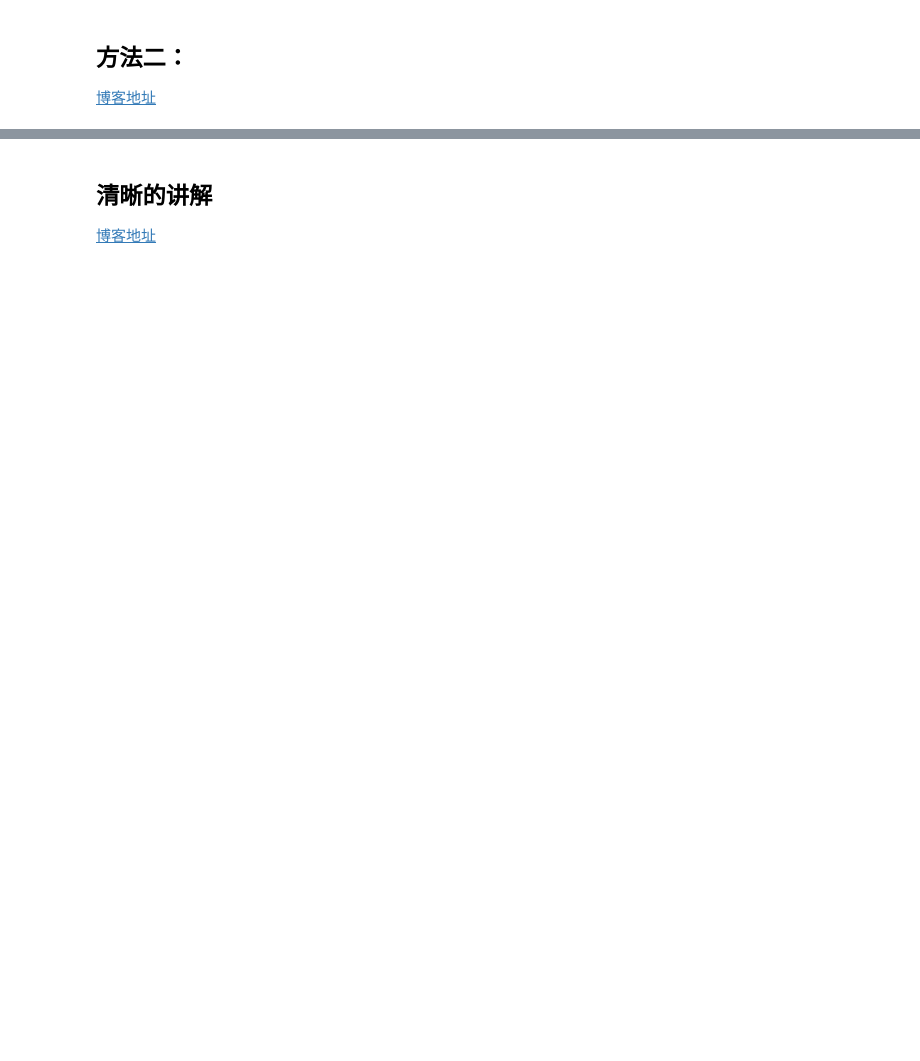
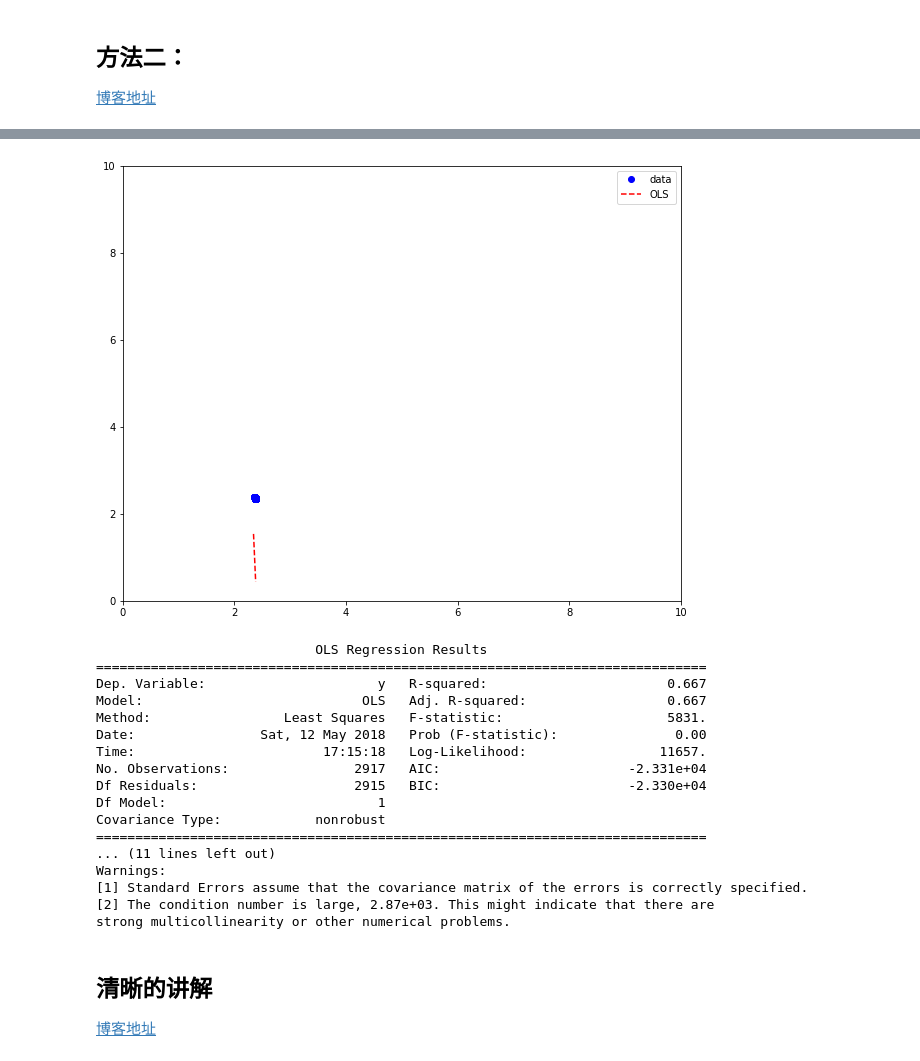
Before and after one commit to Dcwjh/Python, a Jupyter notebook: 曲线.ipynb, the cells around one changed output, grey strips where cells are left out. Cells and saved outputs as stored; diff of their text form; code cells hidden in the pictures; blank space fills up the shorter version.

```diff
--- a/曲线.ipynb
+++ b/曲线.ipynb
@@ -122,0 +145,24 @@ ax.axis((0, 10, 0, 10))
+# %%
+import pandas as pd
+import numpy as np
+import matplotlib.pyplot as plt
+from collections import Counter
+from math import log
+from math import e
+
+
+
+data = pd.read_csv('C:\\Users\\Mr.Wang\\zhihudata\\tongji.csv')
+data = data.fillna(value=0)
+
+data = data.sort_values(["following_count"],ascending=True)
+
+following_count = pd.to_numeric(data.following_count)  # 类型转换
+cfollowing = Counter()   # 使用Counter类进行统计
+# print(following_count)
+for item in following_count:
+    cfollowing[item] += 1
+#print(cfollowing)
+
+df = np.log(df+10)
+df.head()
@@ -123,3 +176,34 @@ ax.axis((0, 10, 0, 10))
+# %%
+x = df['key'].values
+X = sm.add_constant(x)
+y = df['cnts'].values
+fig, ax = plt.subplots(figsize=(10,8))
+ax.plot(x, y, 'bo', label="data")
+ax.plot(x, results.fittedvalues, 'r--', label="OLS")
+ax.legend(loc='best')
+ax.axis((0, 10, 0, 10))
+plt.show()
+results = sm.OLS(y, X).fit()
+print(results.summary())
+# %% [output]
+[figure, added]
+                            OLS Regression Results
+==============================================================================
+Dep. Variable:                      y   R-squared:                       0.667
+Model:                            OLS   Adj. R-squared:                  0.667
+Method:                 Least Squares   F-statistic:                     5831.
+Date:                Sat, 12 May 2018   Prob (F-statistic):               0.00
+Time:                        17:15:18   Log-Likelihood:                 11657.
+No. Observations:                2917   AIC:                        -2.331e+04
+Df Residuals:                    2915   BIC:                        -2.330e+04
+Df Model:                           1
+Covariance Type:            nonrobust
+==============================================================================
+... (11 lines left out)
+Warnings:
+[1] Standard Errors assume that the covariance matrix of the errors is correctly specified.
+[2] The condition number is large, 2.87e+03. This might indicate that there are
+strong multicollinearity or other numerical problems.
 # %% [markdown]
 ## 清晰的讲解
 [博客地址](https://www.joinquant.com/post/1786?f=study&m=python)
```
Also changed, not shown: parts of 9 cells of this notebook, 1 other file.
